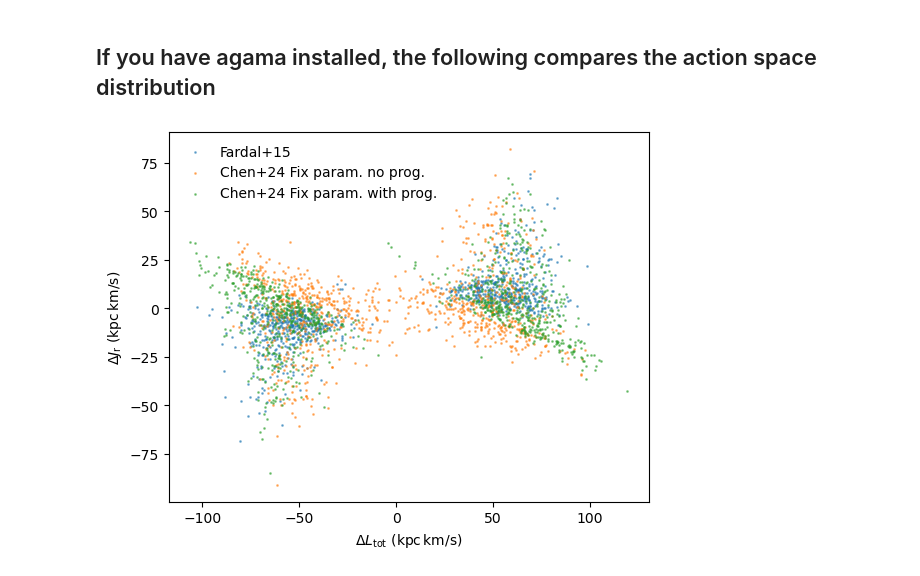
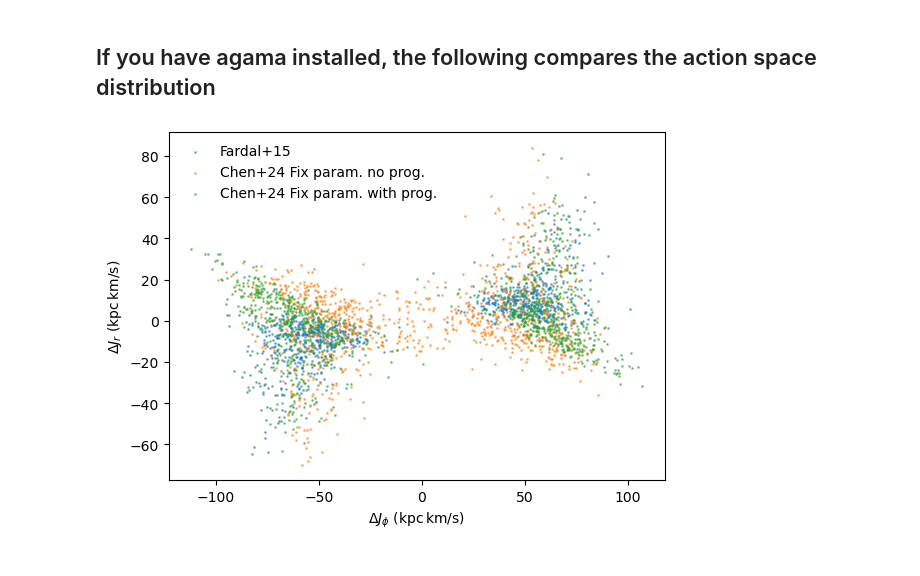
Before and after one commit to ybillchen/particle_spray, a Jupyter notebook: gala_stream.ipynb, the cells around one changed output. Cells and saved outputs as stored; diff of their text form; code cells hidden in the pictures.

Commit message:
Fix action calculation bug

```diff
--- a/gala_stream.ipynb
+++ b/gala_stream.ipynb
@@ -95,36 +90,37 @@ actFinder = agama.ActionFinder(agama.Potential("data/MWPotential2014.ini"))
 # %%
 def get_action(stream, prog, actFinder):
     pos_prog = prog.pos.xyz.to('kpc').value
     vel_prog = prog.vel.d_xyz.to('km/s').value
     posvel_prog = np.r_[pos_prog.squeeze(),vel_prog.squeeze()]
     action_prog = actFinder(posvel_prog)
-    Ltot_prog = np.abs(action_prog[1])+action_prog[2]
+    Jphi_prog = action_prog[2]
     Jr_prog = action_prog[0]
 
     pos = stream.pos.xyz.to('kpc').value
     vel = stream.vel.d_xyz.to('km/s').value
     posvel = np.column_stack((pos.T,vel.T))
     actions = actFinder(posvel)
-    Ltot = np.abs(actions[:,1])+actions[:,2]
+    Jphi = actions[:,2]
     Jr = actions[:,0]
 
-    DLtot = Ltot - Ltot_prog
+    # DLtot = Ltot - Ltot_prog
+    DJphi = Jphi - Jphi_prog
     DJr = Jr - Jr_prog
-    return DLtot, DJr
+    return DJphi, DJr
 
-DLtot, DJr = get_action(stream_f15, prog_f15, actFinder)
-plt.scatter(DLtot, DJr, s=1, alpha=0.5, label='Fardal+15')
+DJphi, DJr = get_action(stream_f15, prog_f15, actFinder)
+plt.scatter(DJphi, DJr, s=1, alpha=0.5, label='Fardal+15')
 
-DLtot, DJr = get_action(stream_c24, prog_c24, actFinder)
-plt.scatter(DLtot, DJr, s=1, alpha=0.5, label='Chen+24 Fix param. no prog.')
+DJphi, DJr = get_action(stream_c24, prog_c24, actFinder)
+plt.scatter(DJphi, DJr, s=1, alpha=0.5, label='Chen+24 Fix param. no prog.')
 
-DLtot, DJr = get_action(stream_c24b, prog_c24b, actFinder)
-plt.scatter(DLtot, DJr, s=1, alpha=0.5, label='Chen+24 Fix param. with prog.')
+DJphi, DJr = get_action(stream_c24b, prog_c24b, actFinder)
+plt.scatter(DJphi, DJr, s=1, alpha=0.5, label='Chen+24 Fix param. with prog.')
 
-plt.xlabel(r'$\Delta L_{\rm tot}\ ({\rm kpc\,km/s})$')
-plt.ylabel(r'$\Delta J_{\rm r}\ ({\rm kpc\,km/s})$')
+plt.xlabel(r'$\Delta J_\phi\ ({\rm kpc\,km/s})$')
+plt.ylabel(r'$\Delta J_r\ ({\rm kpc\,km/s})$')
 plt.legend(frameon=False)
 plt.gca().set_aspect(1)
 plt.show()
 # %% [output]
-[figure, old version]
+[figure, new version]
```
Also changed, not shown: parts of 2 cells of this notebook, 1 other file.
